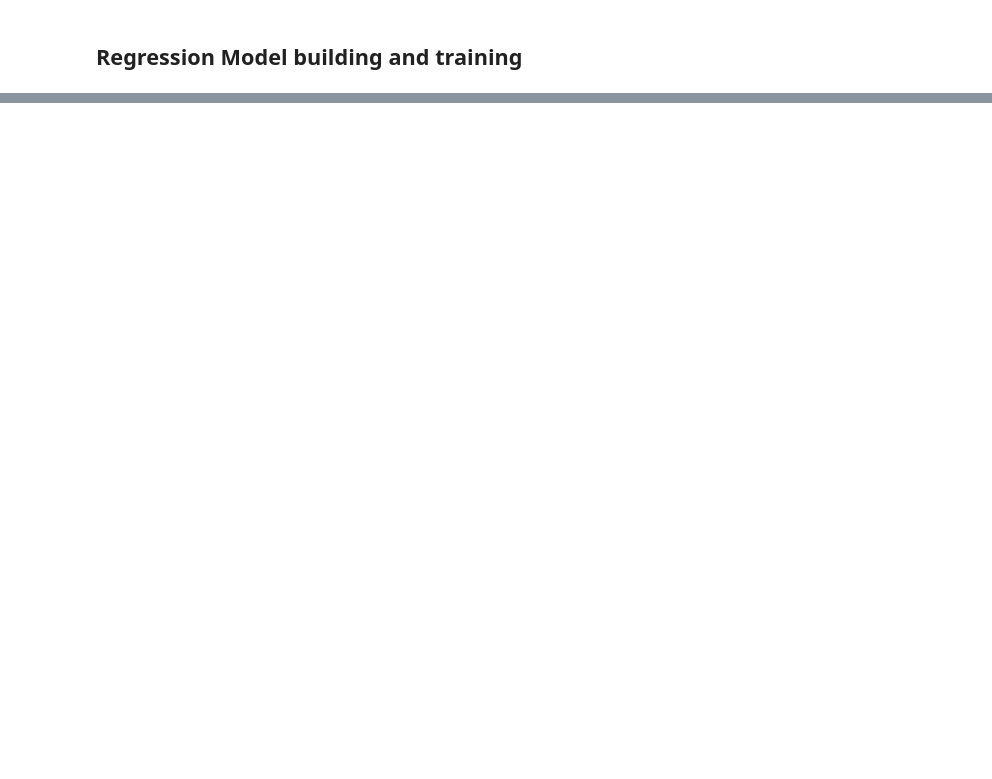
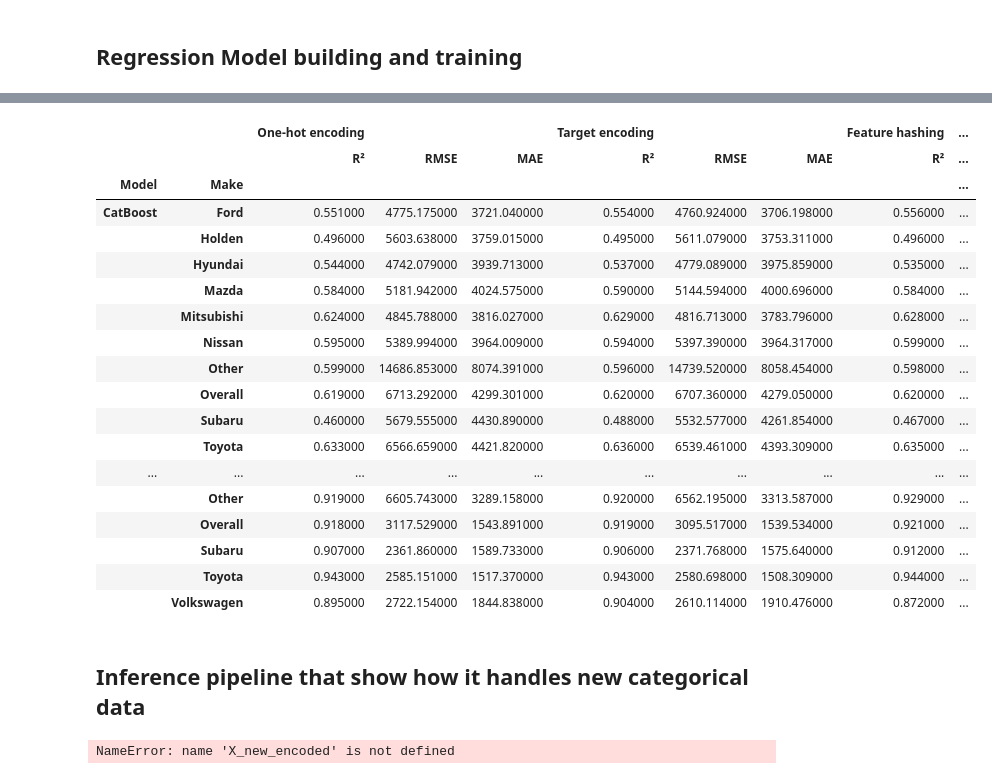
Before and after one commit to xinjue37/Vechicle_Sales_Price_Prediction, a Jupyter notebook: main.ipynb, the cells around one changed output, grey strips where cells are left out. Cells and saved outputs as stored; diff of their text form; code cells hidden in the pictures; blank space fills up the shorter version.

```diff
--- a/main.ipynb
+++ b/main.ipynb
@@ -614,0 +690,57 @@ CatBoost              0.619176  6713.292098  4299.300568
+# %%
+final_results = pd.concat(final_results.values(),
+                       axis=1)
+multi_index = [
+    ('One-hot encoding', 'R²'),
+    ('One-hot encoding', 'RMSE'),
+    ('One-hot encoding', 'MAE'),
+    ('Target encoding', 'R²'),
+    ('Target encoding', 'RMSE'),
+    ('Target encoding', 'MAE'),
+    ('Feature hashing', 'R²'),
+    ('Feature hashing', 'RMSE'),
+    ('Feature hashing', 'MAE')
+]
+final_results.columns = pd.MultiIndex.from_tuples(multi_index)
+styled_df = final_results.style.set_table_styles([
+        {'selector': 'th', 'props': [('background-color', '#404040'),
+                                     ('color', 'white'),
+                                     ('font-weight', 'bold'),
+                                     ('border', '1px solid white')]}
+    ])\
+    .format({'R²': '{:.2f}', 'RMSE': '{:.2f}', 'MAE': '{:.2f}'})\
+    .background_gradient(subset=multi_index, cmap='BuGn')
+display(styled_df)
+# %% [output]
+|  |  | One-hot encoding |  |  | Target encoding |  |  | Feature hashing | ... |
+|  |  | R² | RMSE | MAE | R² | RMSE | MAE | R² | ... |
+| Model | Make |  |  |  |  |  |  |  | ... |
+| CatBoost | Ford | 0.551000 | 4775.175000 | 3721.040000 | 0.554000 | 4760.924000 | 3706.198000 | 0.556000 | ... |
+|  | Holden | 0.496000 | 5603.638000 | 3759.015000 | 0.495000 | 5611.079000 | 3753.311000 | 0.496000 | ... |
+|  | Hyundai | 0.544000 | 4742.079000 | 3939.713000 | 0.537000 | 4779.089000 | 3975.859000 | 0.535000 | ... |
+|  | Mazda | 0.584000 | 5181.942000 | 4024.575000 | 0.590000 | 5144.594000 | 4000.696000 | 0.584000 | ... |
+|  | Mitsubishi | 0.624000 | 4845.788000 | 3816.027000 | 0.629000 | 4816.713000 | 3783.796000 | 0.628000 | ... |
+|  | Nissan | 0.595000 | 5389.994000 | 3964.009000 | 0.594000 | 5397.390000 | 3964.317000 | 0.599000 | ... |
+|  | Other | 0.599000 | 14686.853000 | 8074.391000 | 0.596000 | 14739.520000 | 8058.454000 | 0.598000 | ... |
+|  | Overall | 0.619000 | 6713.292000 | 4299.301000 | 0.620000 | 6707.360000 | 4279.050000 | 0.620000 | ... |
+|  | Subaru | 0.460000 | 5679.555000 | 4430.890000 | 0.488000 | 5532.577000 | 4261.854000 | 0.467000 | ... |
+|  | Toyota | 0.633000 | 6566.659000 | 4421.820000 | 0.636000 | 6539.461000 | 4393.309000 | 0.635000 | ... |
+| ... | ... | ... | ... | ... | ... | ... | ... | ... | ... |
+|  | Other | 0.919000 | 6605.743000 | 3289.158000 | 0.920000 | 6562.195000 | 3313.587000 | 0.929000 | ... |
+|  | Overall | 0.918000 | 3117.529000 | 1543.891000 | 0.919000 | 3095.517000 | 1539.534000 | 0.921000 | ... |
+|  | Subaru | 0.907000 | 2361.860000 | 1589.733000 | 0.906000 | 2371.768000 | 1575.640000 | 0.912000 | ... |
+|  | Toyota | 0.943000 | 2585.151000 | 1517.370000 | 0.943000 | 2580.698000 | 1508.309000 | 0.944000 | ... |
+|  | Volkswagen | 0.895000 | 2722.154000 | 1844.838000 | 0.904000 | 2610.114000 | 1910.476000 | 0.872000 | ... |
+# %% [markdown]
+## Inference pipeline that show how it handles new categorical data
+# %%
+def load_model_and_predict(model_name, X_input, model_dir="models"):
+    model_path = f"{model_dir}/{model_name}_best_model.pkl"
+    model = load(model_path)
+    return model.predict(X_input)
+
+y_pred_hist = load_model_and_predict("HistGradientBoosting", X_new_encoded)
+y_pred_cat = load_model_and_predict("CatBoost", X_new_encoded)
+y_pred_xgb = load_model_and_predict("XGBoost", X_new_encoded)
+# %% [output]
+NameError: name 'X_new_encoded' is not defined
```
Also changed, not shown: parts of 14 cells of this notebook, 2 other files.
